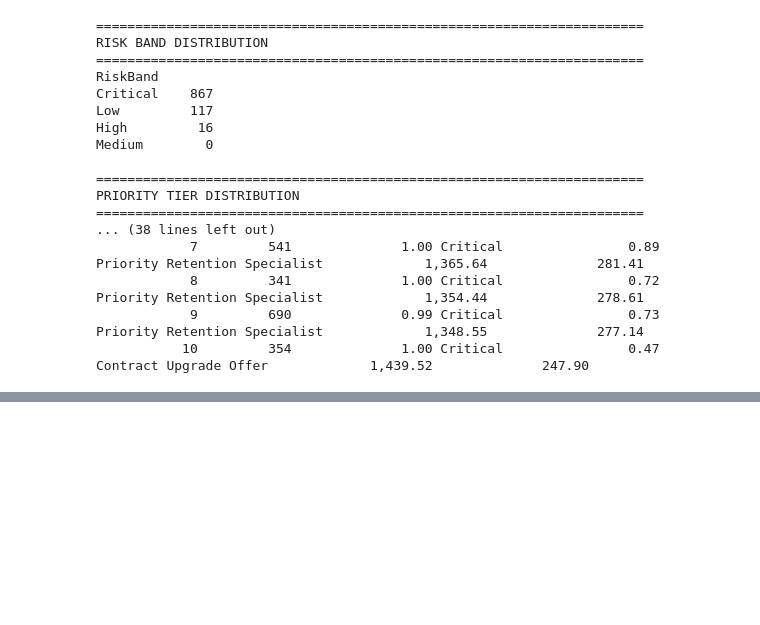
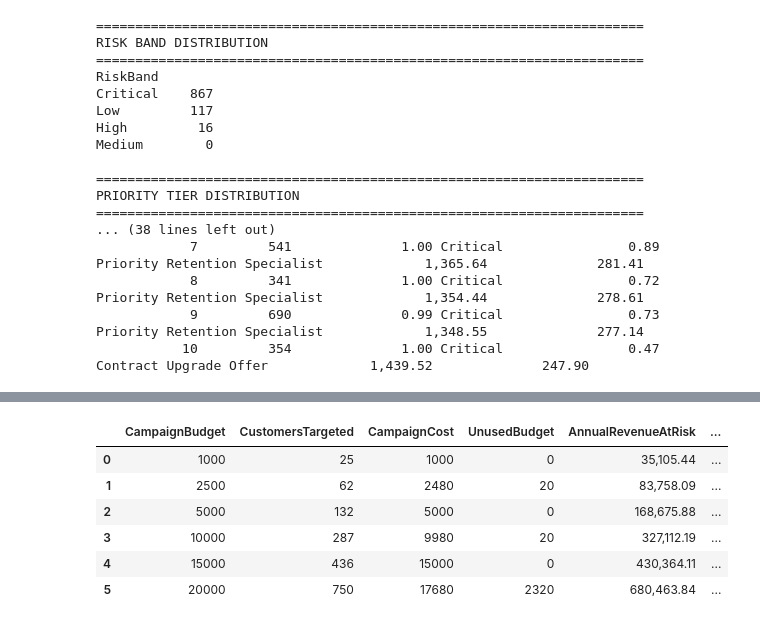
Before and after one commit to deardisha/retentioniq-telecom-churn, a Jupyter notebook: notebooks/01_retentioniq_analysis.ipynb, the cells around one changed output, grey strips where cells are left out. Saved outputs shown, nothing was run; the diff lists cells and outputs as text; code cells hidden in the pictures; blank space fills up the shorter version.

Commit message:
Fix campaign budget simulation and rank actionable customers

```diff
--- a/notebooks/01_retentioniq_analysis.ipynb
+++ b/notebooks/01_retentioniq_analysis.ipynb
@@ -2604,0 +2609,15 @@ PRIORITY TIER DISTRIBUTION
+# %%
+# Create percentile risk tiers
+
+df_scored["CampaignRiskTier"] = pd.qcut(
+    df_scored["ChurnProbability"].rank(method="first"),
+    q=4,
+    labels=[
+        "Low",
+        "Medium",
+        "High",
+        "Critical"
+    ]
+)
+
+df_scored["CampaignRiskTier"].value_counts()
@@ -2604,0 +2997,61 @@ PRIORITY TIER DISTRIBUTION
+# %%
+# Rebuild budget scenarios
+
+campaign_budgets = [
+    1000,
+    2500,
+    5000,
+    10000,
+    15000,
+    20000
+]
+
+budget_results = []
+
+for budget in campaign_budgets:
+    selected_customers = campaign_candidates[
+        campaign_candidates[
+            "CumulativeCampaignCost"
+        ] <= budget
+    ]
+
+    campaign_cost = selected_customers[
+        "InterventionCost"
+    ].sum()
+
+    expected_net_benefit = selected_customers[
+        "ExpectedNetBenefit"
+    ].sum()
+
+    budget_results.append({
+        "CampaignBudget": budget,
+        "CustomersTargeted": len(selected_customers),
+        "CampaignCost": campaign_cost,
+        "UnusedBudget": budget - campaign_cost,
+        "AnnualRevenueAtRisk": selected_customers[
+            "AnnualRevenueAtRisk"
+        ].sum(),
+        "ExpectedRevenueProtected": selected_customers[
+            "ExpectedRevenueProtected"
+        ].sum(),
+        "ExpectedNetBenefit": expected_net_benefit,
+        "ExpectedROI": (
+            expected_net_benefit / campaign_cost
+            if campaign_cost > 0
+            else 0
+        )
+    })
+
+budget_scenarios = pd.DataFrame(
+    budget_results
+)
+
+budget_scenarios.round(2)
+# %% [output]
+|  | CampaignBudget | CustomersTargeted | CampaignCost | UnusedBudget | AnnualRevenueAtRisk | ... |
+| 0 | 1000 | 25 | 1000 | 0 | 35,105.44 | ... |
+| 1 | 2500 | 62 | 2480 | 20 | 83,758.09 | ... |
+| 2 | 5000 | 132 | 5000 | 0 | 168,675.88 | ... |
+| 3 | 10000 | 287 | 9980 | 20 | 327,112.19 | ... |
+| 4 | 15000 | 436 | 15000 | 0 | 430,364.11 | ... |
+| 5 | 20000 | 750 | 17680 | 2320 | 680,463.84 | ... |
```
Also changed, not shown: parts of 15 cells of this notebook, 4 other files.
